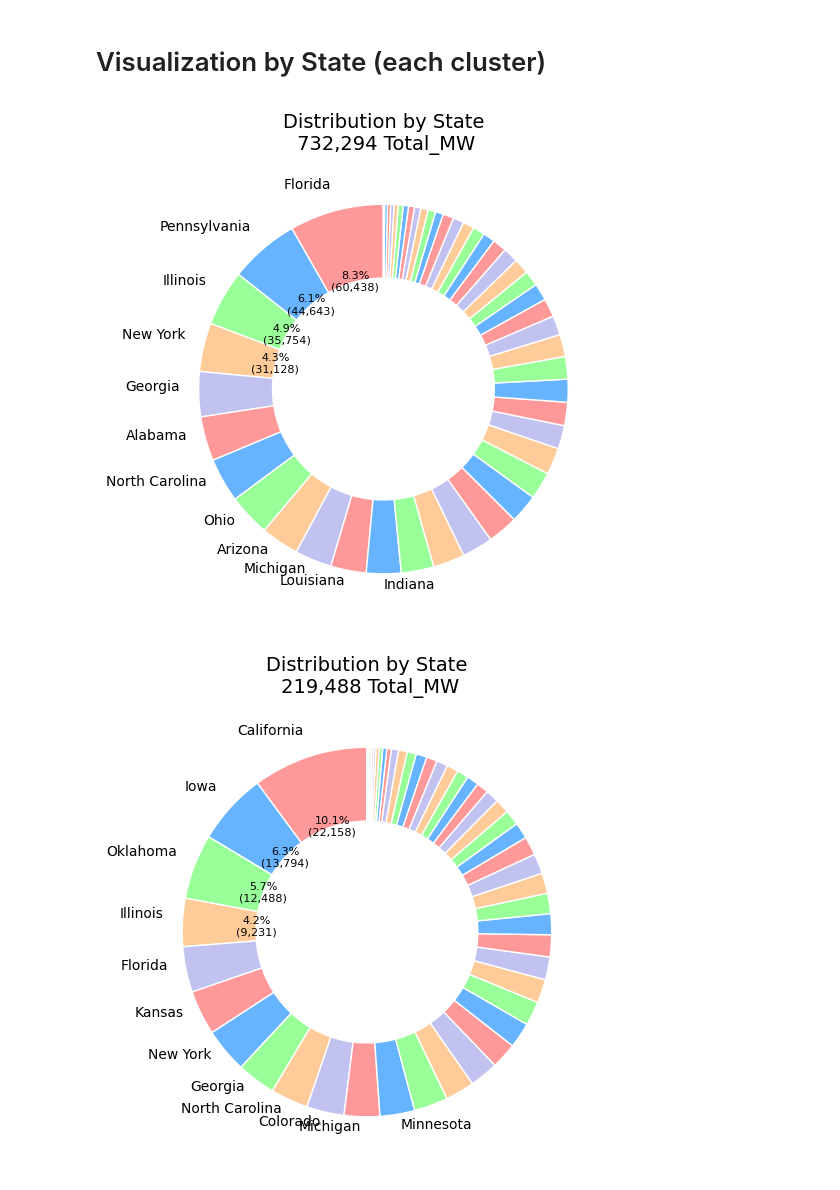
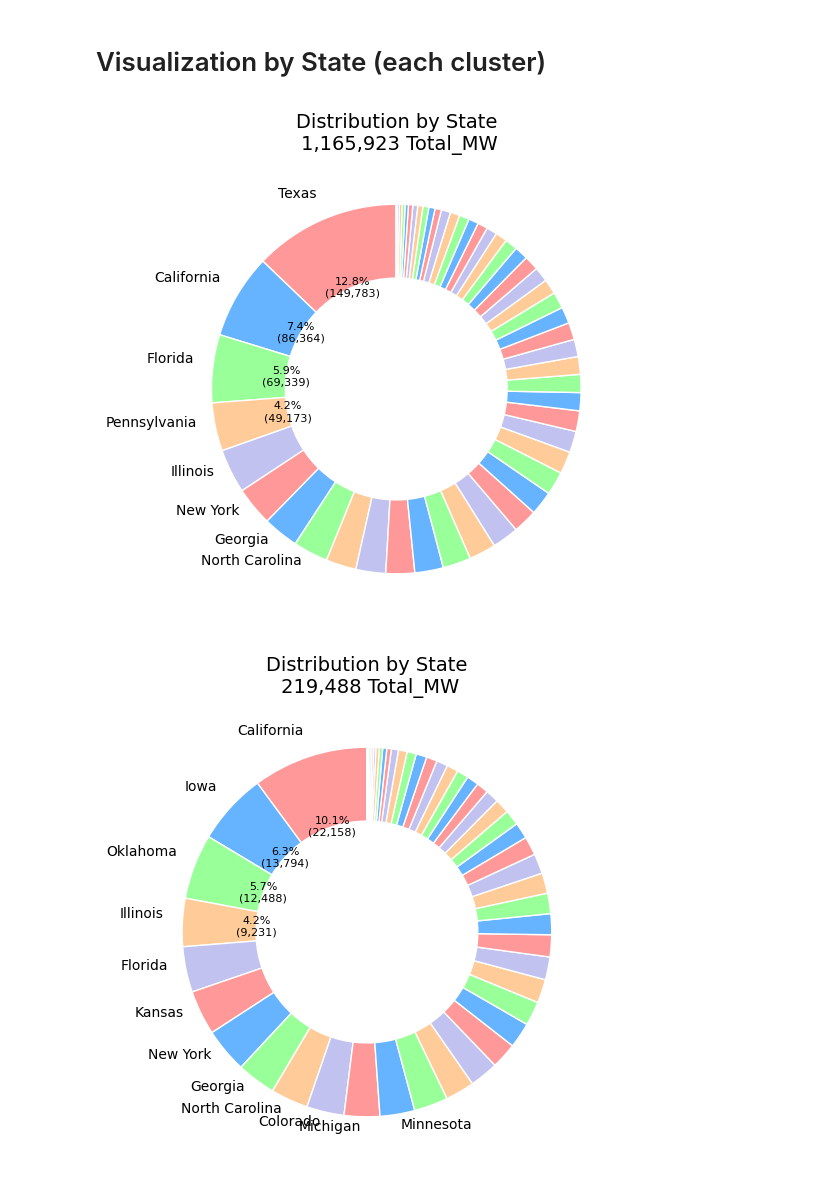
Before and after one commit to noriegamonsc1/02.MACHINE_LEARNING_SP23, a Jupyter notebook: 01.Unsupervised ML/Unsupervised_ML.ipynb, the cells around one changed output. Drawn from its saved outputs; the diff is of its cells as text; code cells hidden in the pictures.

```diff
--- a/01.Unsupervised ML/Unsupervised_ML.ipynb
+++ b/01.Unsupervised ML/Unsupervised_ML.ipynb
@@ -510,9 +510,9 @@ visualization_statistics(df2,'PrimSource','Total_MW')
 # %% [markdown]
 # Visualization by State (each cluster)
 # %%
-visualization_statistics(df0,'State','Total_MW')
+visualization_statistics(df,'State','Total_MW')
 # %% [output]
-[figure, old version]
+[figure, new version]
 # %%
 visualization_statistics(df1,'State','Total_MW')
 # %% [output]
```
Also changed, not shown: parts of 5 cells of this notebook, 2 other files.
